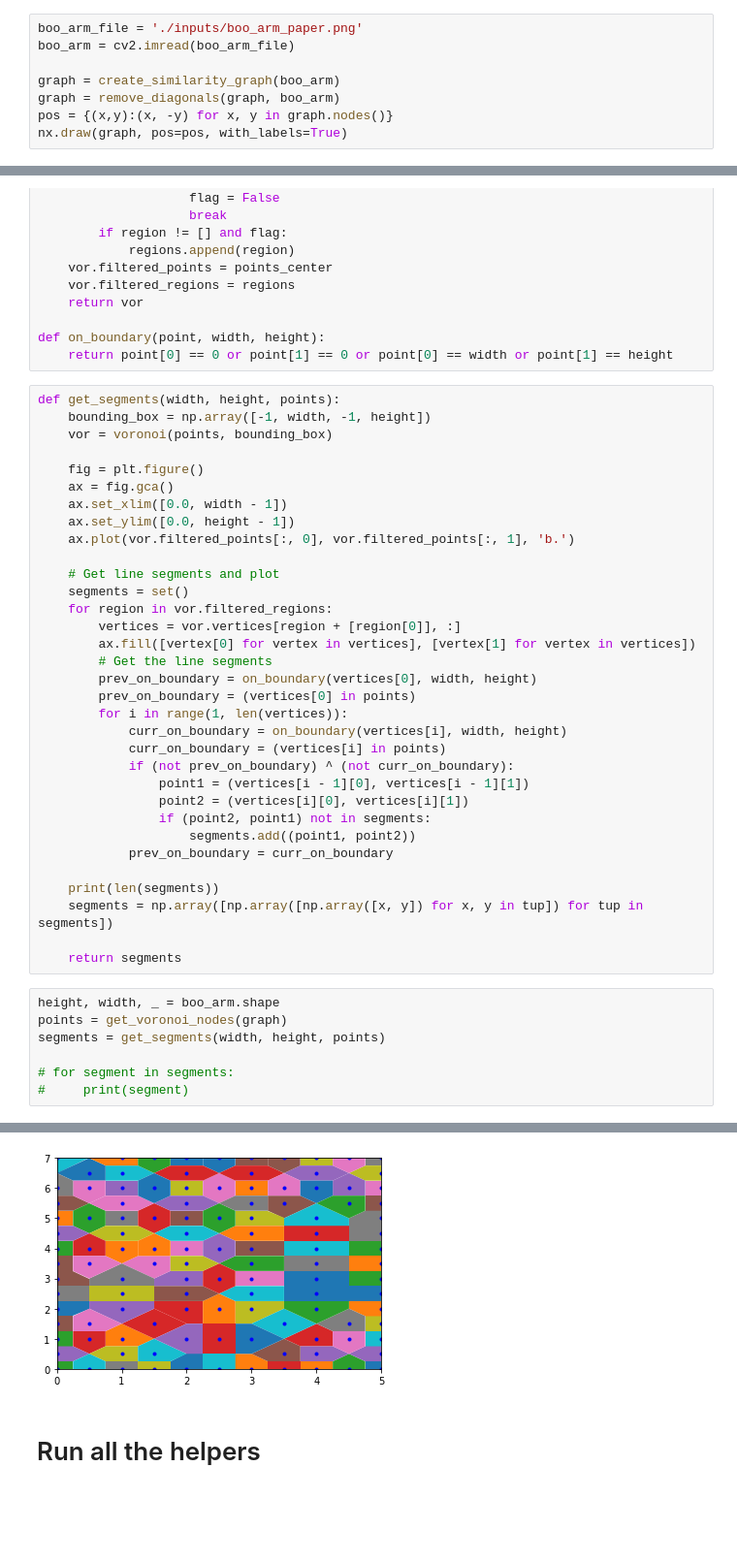
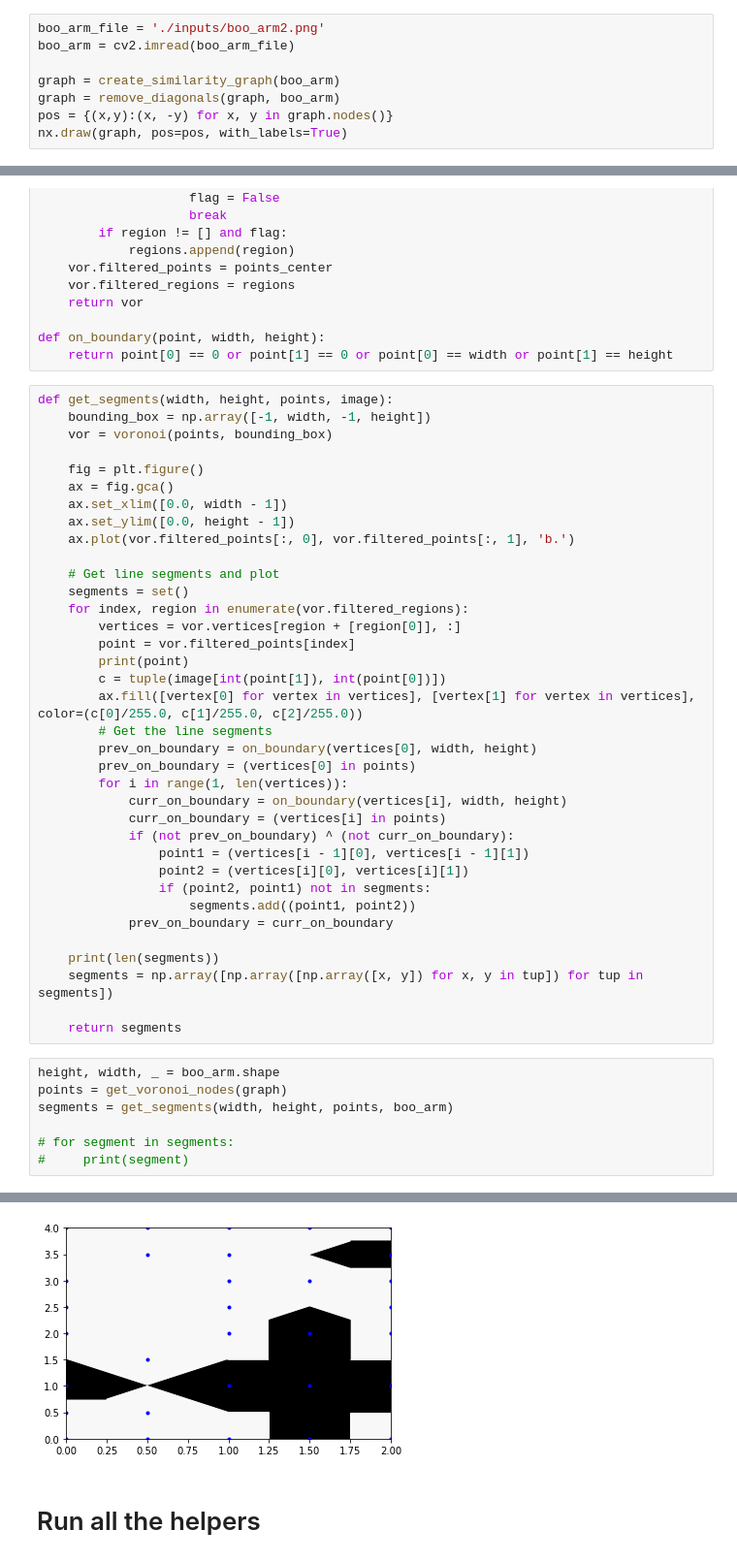
Before and after one commit to josephjkuang/pixel_art, a Jupyter notebook: Upscale.ipynb, the cells around one changed output, grey strips where cells are left out. Shown at 97% size. Cells and saved outputs as stored; diff of their text form; blank space fills up the shorter version.

Commit message:
Colors not done

```diff
--- a/Upscale.ipynb
+++ b/Upscale.ipynb
@@ -155,7 +155,7 @@ def collapseValence(voronoiPts, width, height):
 def onBoundary(point, height, width):
 	return point[0] == 0 or point[0] == width or point[1] == 0 or point[1] == height
 # %%
-boo_arm_file = './inputs/boo_arm_paper.png'
+boo_arm_file = './inputs/boo_arm2.png'
 boo_arm = cv2.imread(boo_arm_file)
 
 graph = create_similarity_graph(boo_arm)
@@ -242,7 +237,7 @@ def voronoi(towers, bounding_box):
 def on_boundary(point, width, height):
     return point[0] == 0 or point[1] == 0 or point[0] == width or point[1] == height
 # %%
-def get_segments(width, height, points):
+def get_segments(width, height, points, image):
     bounding_box = np.array([-1, width, -1, height])
     vor = voronoi(points, bounding_box)
 
@@ -254,9 +249,12 @@ def get_segments(width, height, points):
 
     # Get line segments and plot
     segments = set()
-    for region in vor.filtered_regions:
+    for index, region in enumerate(vor.filtered_regions):
         vertices = vor.vertices[region + [region[0]], :]
-        ax.fill([vertex[0] for vertex in vertices], [vertex[1] for vertex in vertices])
+        point = vor.filtered_points[index]
+        print(point)
+        c = tuple(image[int(point[1]), int(point[0])])
+        ax.fill([vertex[0] for vertex in vertices], [vertex[1] for vertex in vertices], color=(c[0]/255.0, c[1]/255.0, c[2]/255.0))
         # Get the line segments
         prev_on_boundary = on_boundary(vertices[0], width, height)
         prev_on_boundary = (vertices[0] in points)
@@ -277,7 +275,7 @@ def get_segments(width, height, points):
 # %%
 height, width, _ = boo_arm.shape
 points = get_voronoi_nodes(graph)
-segments = get_segments(width, height, points)
+segments = get_segments(width, height, points, boo_arm)
 
 # for segment in segments:
 #     print(segment)
@@ -286,3 +300,3 @@ segments = get_segments(width, height, points)
-[figure, old version]
+[figure, new version]
 # %% [markdown]
 # Run all the helpers
```
Also changed, not shown: parts of 2 cells of this notebook.
